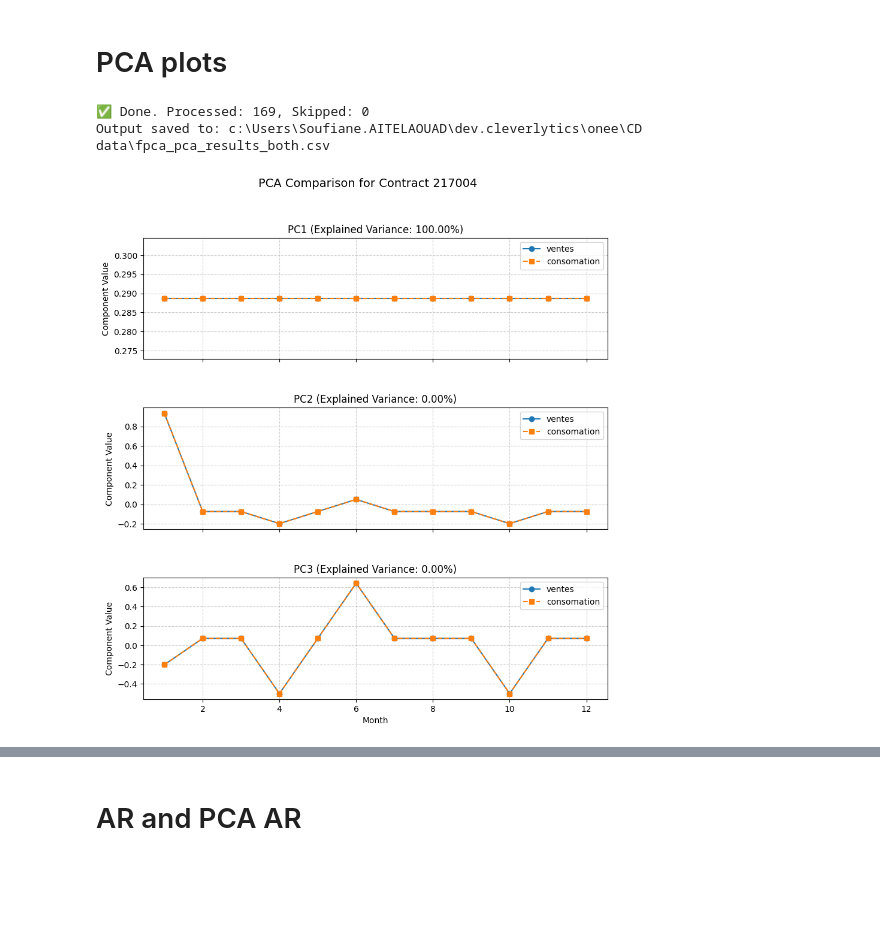
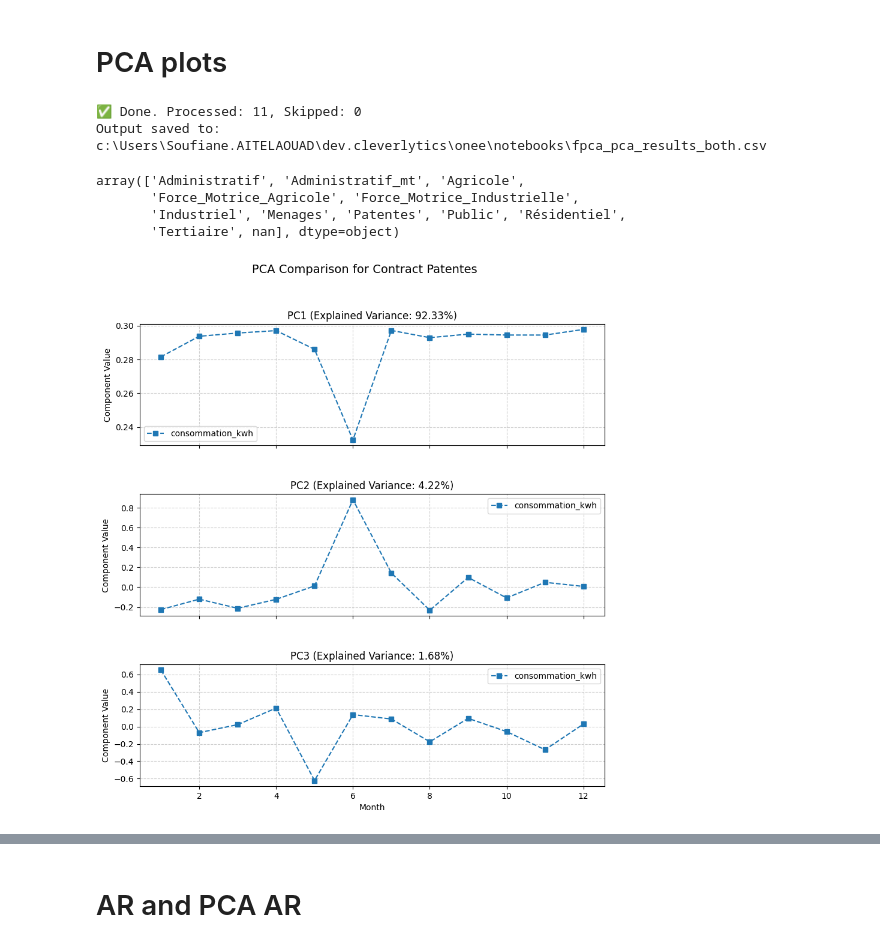
Before and after one commit to eniafou/onee, a Jupyter notebook: notebooks/analyse.ipynb, the cells around one changed output, grey strips where cells are left out. Cells and saved outputs as stored; diff of their text form; code cells hidden in the pictures; blank space fills up the shorter version.

```diff
--- a/notebooks/analyse.ipynb
+++ b/notebooks/analyse.ipynb
@@ -24,0 +14,2 @@ df.head()
+# %%
+data_loader = DataLoader(PROJECT_ROOT)
@@ -47,13 +60,16 @@ from sklearn.preprocessing import StandardScaler
 import matplotlib.pyplot as plt
 
 # ---------------------- Configuration ----------------------
-INPUT_CSV = "cd_data_2018.csv"
 OUTPUT_CSV = "fpca_pca_results_both.csv"
 
-YEARS = list(range(2018, 2024))
+YEARS = list(range(2013, 2023))
 MONTHS = list(range(1, 13))
 N_COMPONENTS = 3
-VARIABLES = ["consomation", "ventes"]
+VARIABLES = ["consommation_kwh"]
+
+ANNEE = "annee"
+MOIS = "mois"
+ENTITY = "activite"
 
 # -----------------------------------------------------------
 
@@ -75,23 +91,19 @@ def run_pca_on_matrix(X , n_components: int = 3):
 
     return mean_curve, components, explained_var_ratio
 
-def run_fpca_for_all(input_csv=INPUT_CSV, output_csv=OUTPUT_CSV):
-    if not os.path.exists(input_csv):
-        print(f"[ERROR] Input CSV not found: {input_csv}")
-        sys.exit(1)
+def run_fpca_for_all(df, output_csv=OUTPUT_CSV):
 
-    df = pd.read_csv(input_csv)
-    df["année"] = df["année"].astype(int)
-    df["mois"] = df["mois"].astype(int)
-    df = df[df["année"].isin(YEARS)]
+    df[ANNEE] = df[ANNEE].astype(int)
+    df[MOIS] = df[MOIS].astype(int)
+    df = df[df[ANNEE].isin(YEARS)]
 
     results = []
-    contracts = df["contrat"].dropna().unique()
+    contracts = df[ENTITY].dropna().unique()
     processed = 0
     skipped = 0
 
     for c in contracts:
-        df_c = df[df["contrat"] == c]
+        df_c = df[df[ENTITY] == c]
         contract_ok = False
 
         for var in VARIABLES:
@@ -114,7 +126,7 @@ def run_fpca_for_all(input_csv=INPUT_CSV, output_csv=OUTPUT_CSV):
                 comp_name = f"PC{k+1}"
                 for m_idx, month in enumerate(MONTHS):
                     results.append({
-                        "contrat": c, "variable": var, "component": comp_name,
+                        ENTITY: c, "variable": var, "component": comp_name,
                         "month": month,
                         "value": float(components[k][m_idx]),
                         "explained_variance_ratio": float(exp_var_ratio[k]) if k < len(exp_var_ratio) else np.nan
@@ -127,7 +139,7 @@ def run_fpca_for_all(input_csv=INPUT_CSV, output_csv=OUTPUT_CSV):
             skipped += 1
 
     out_df = pd.DataFrame(results)
-    out_df.sort_values(by=["contrat", "variable", "component", "month"], inplace=True)
+    out_df.sort_values(by=[ENTITY, "variable", "component", "month"], inplace=True)
     out_df.to_csv(output_csv, index=False)
     print(f"✅ Done. Processed: {processed}, Skipped: {skipped}")
     print(f"Output saved to: {os.path.abspath(output_csv)}")
@@ -142,7 +154,7 @@ def plot_fpca_comparison(out_df, contract_id):
     Plot PC1–PC3 of ventes and consomation together for a contract.
     Each subplot = one principal component, two curves overlayed.
     """
-    df_c = out_df[(out_df["contrat"] == contract_id) &
+    df_c = out_df[(out_df[ENTITY] == contract_id) &
                   (out_df["component"].isin(["PC1", "PC2", "PC3"]))]
 
     if df_c.empty:
@@ -157,15 +169,11 @@ def plot_fpca_comparison(out_df, contract_id):
         if sub.empty:
             continue
 
-        # Split ventes and consomation
-        ventes = sub[sub["variable"] == "ventes"]
-        conso = sub[sub["variable"] == "consomation"]
+        conso = sub[sub["variable"] == VARIABLES[0]]
 
         ax = axes[i]
-        if not ventes.empty:
-            ax.plot(ventes["month"], ventes["value"], marker="o", linestyle="-", label="ventes")
         if not conso.empty:
-            ax.plot(conso["month"], conso["value"], marker="s", linestyle="--", label="consomation")
+            ax.plot(conso["month"], conso["value"], marker="s", linestyle="--", label=VARIABLES[0])
 
         exp_var = sub["explained_variance_ratio"].dropna().iloc[0] if sub["explained_variance_ratio"].notna().any() else np.nan
         ax.set_title(f"{comp} (Explained Variance: {exp_var:.2%})", fontsize=12)
@@ -179,11 +244,18 @@ def plot_fpca_comparison(out_df, contract_id):
 # %%
-out_df = run_fpca_for_all()
+out_df = run_fpca_for_all(df_regional)
 # %% [output]
-✅ Done. Processed: 169, Skipped: 0
-Output saved to: c:\Users\Soufiane.AITELAOUAD\dev.cleverlytics\onee\CD data\fpca_pca_results_both.csv
+✅ Done. Processed: 11, Skipped: 0
+Output saved to: c:\Users\Soufiane.AITELAOUAD\dev.cleverlytics\onee\notebooks\fpca_pca_results_both.csv
+# %%
+out_df[ENTITY].unique()
+# %% [output]
+array(['Administratif', 'Administratif_mt', 'Agricole',
+       'Force_Motrice_Agricole', 'Force_Motrice_Industrielle',
+       'Industriel', 'Menages', 'Patentes', 'Public', 'Résidentiel',
+       'Tertiaire', nan], dtype=object)
 # %%
 # Example plot for one contract
-example_id = out_df["contrat"].unique()[0]
+example_id = "Patentes"
 plot_fpca_comparison(out_df, example_id)
 # %% [output]
-[figure, old version]
+[figure, new version]
```
Also changed, not shown: parts of 11 cells of this notebook, 20 other files.
